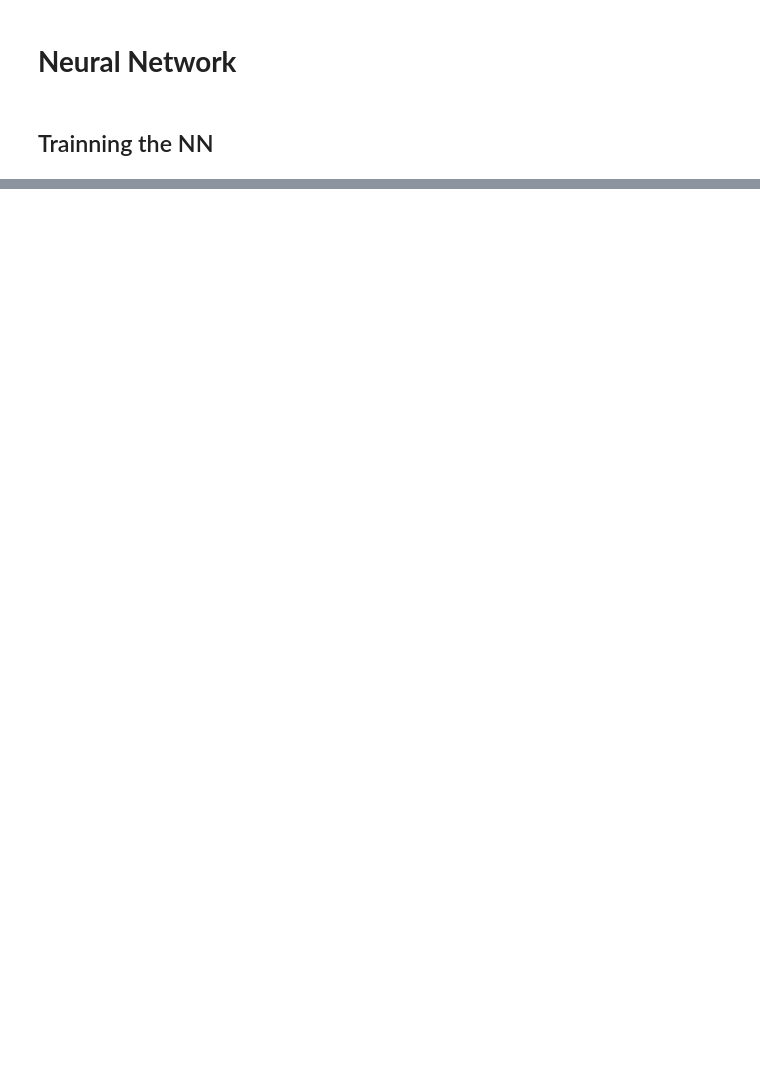
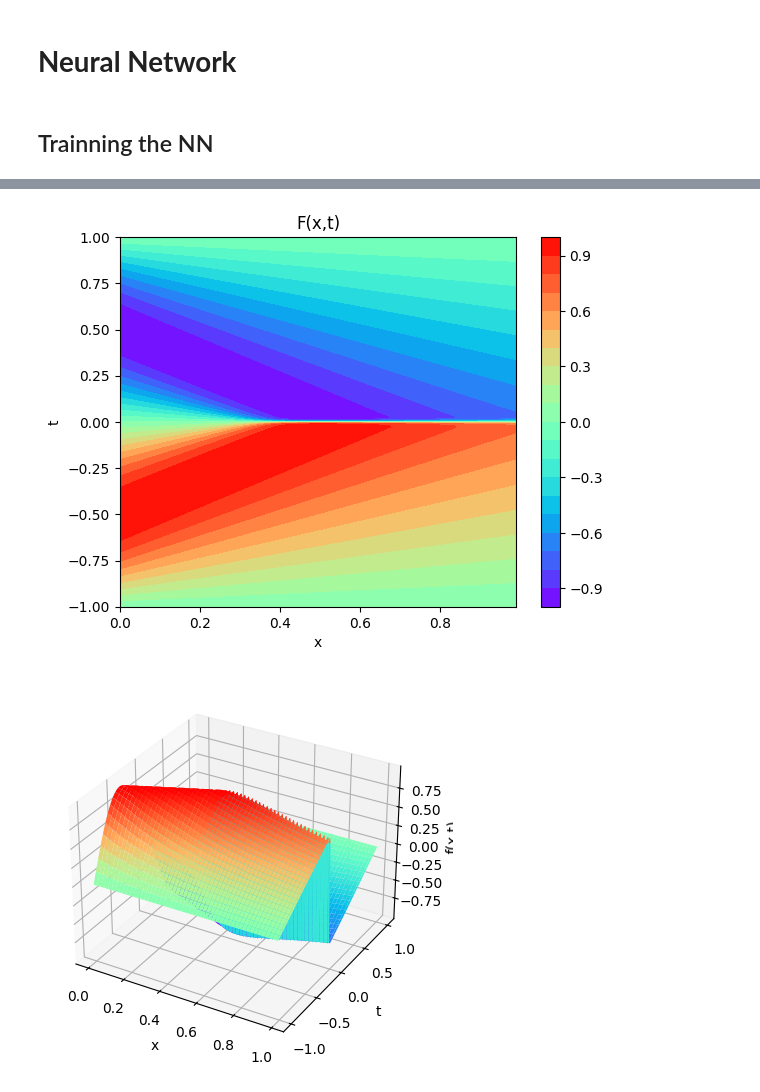
Before and after one commit to catalinapesquet/everything-training, a Jupyter notebook: PINNS_BurgersEquation.ipynb, the cells around one changed output, grey strips where cells are left out. Cells and saved outputs as stored; diff of their text form; code cells hidden in the pictures; blank space fills up the shorter version.

```diff
--- a/PINNS_BurgersEquation.ipynb
+++ b/PINNS_BurgersEquation.ipynb
@@ -376,0 +615,5 @@ DNN(
+# %%
+plot3D(torch.from_numpy(x),torch.from_numpy(t),torch.from_numpy(usol))
+# %% [output]
+[figure, added]
+[figure, added]
```
Also changed, not shown: parts of 26 cells of this notebook.
